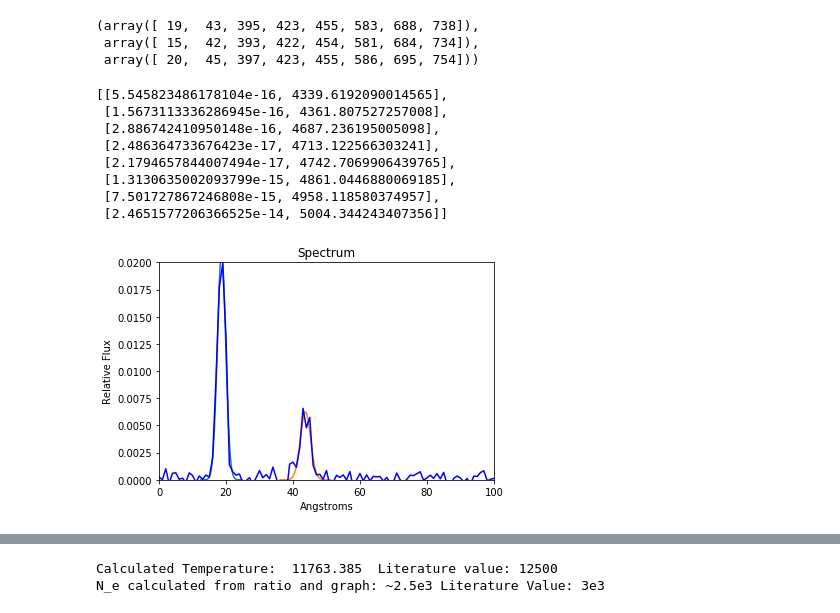
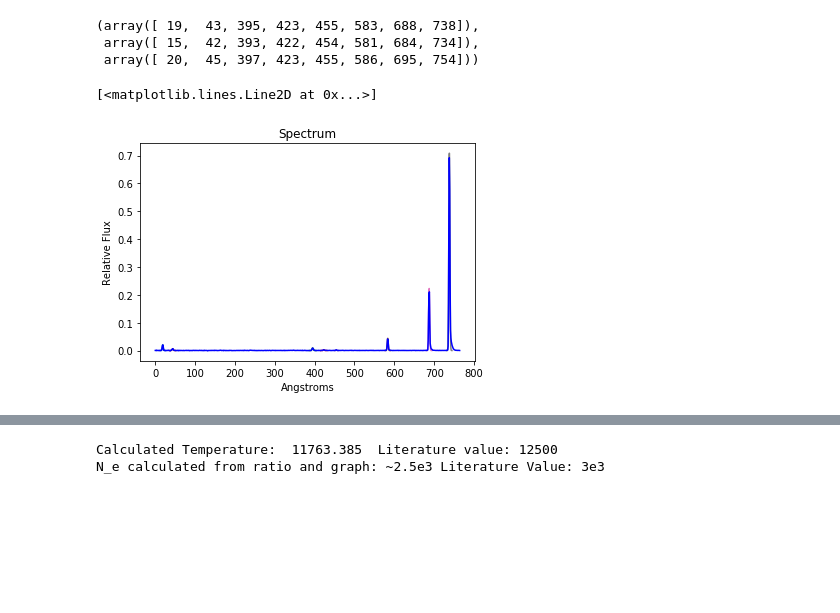
Before and after one commit to astro-kjc/AST443, a Jupyter notebook: Lab2/Lab2_normaliztion.ipynb, the cells around one changed output, grey strips where cells are left out. Saved outputs shown, nothing was run; the diff lists cells and outputs as text; code cells hidden in the pictures; blank space fills up the shorter version.

```diff
--- a/Lab2/Lab2_normaliztion.ipynb
+++ b/Lab2/Lab2_normaliztion.ipynb
@@ -213,49 +220,36 @@ def gaussian_fit(x, y, err_y=None):
     # Return the correct fit based on the input errors
     res = curve_fit(gaussian, x, y, p0, err_y)
     return res[0], res[1]
-# %%
-peak_sums = []
-for i in range(len(lows)):
-    peak_sums.append( [np.trapz(mean[lows[i]:highs[i]+1])/1e14, indices[i]*m+b] )
-peak_sums
-# %% [output]
-[[5.545823486178104e-16, 4339.6192090014565],
- [1.5673113336286945e-16, 4361.807527257008],
- [2.886742410950148e-16, 4687.236195005098],
- [2.486364733676423e-17, 4713.122566303241],
- [2.1794657844007494e-17, 4742.7069906439765],
- [1.3130635002093799e-15, 4861.0446880069185],
- [7.501727867246808e-15, 4958.118580374957],
- [2.4651577206366525e-14, 5004.344243407356]]
 # %%
 peak_sums = []
-x = np.arange(0, len(mean))#*m + b
+x1 = np.arange(0, len(mean))*m + b
 plt.title("Spectrum")
 plt.xlabel('Angstroms')
 plt.ylabel('Relative Flux');
 #plt.savefig("camel_line.png", dpi=600);
 #print(len(highs))
 for i in range(len(highs)):
     new_high = descend_from_peak(i,direction=1)
     new_low  = descend_from_peak(i,direction=-1)
 
 
-    x = np.arange(new_low, new_high+1)
-    par, par_err = gaussian_fit(x, mean[new_low:new_high+1])
+    x1 = np.arange(new_low, new_high+1)
+    par, par_err = gaussian_fit(x1, mean[new_low:new_high+1])
     A, var, mu = par
     sigma = np.sqrt(var)
-    x = np.linspace(mu - 5*sigma, mu + 5*sigma)
-    plt.plot(x, gaussian(x, *par))
+    x1 = np.linspace(mu - 5*sigma, mu + 5*sigma)
+    plt.plot(x1, gaussian(x1, *par))
 
 
-    peak_sums.append([np.trapz(gaussian(x,*par),x),indices[i]*m+b] )
+    peak_sums.append([np.trapz(gaussian(x1,*par),x1),indices[i]*m+b] )
 
-#make nice plot:)
+#make nice plot
 plt.plot(np.arange(0, len(mean)),mean,color='blue')
-plt.xlim(0,100)
-plt.ylim(0, 0.02);
+#plt.xlim(0,100)
+#plt.ylim(0, 0.02);
 # %% [output]
+[<matplotlib.lines.Line2D at 0x...>]
-[figure, old version]
+[figure, new version]
 # %%
 np.savetxt('emission_line_strengths.csv', peak_sums, delimiter=',')
 # %%
```
Also changed, not shown: parts of 16 cells of this notebook.
